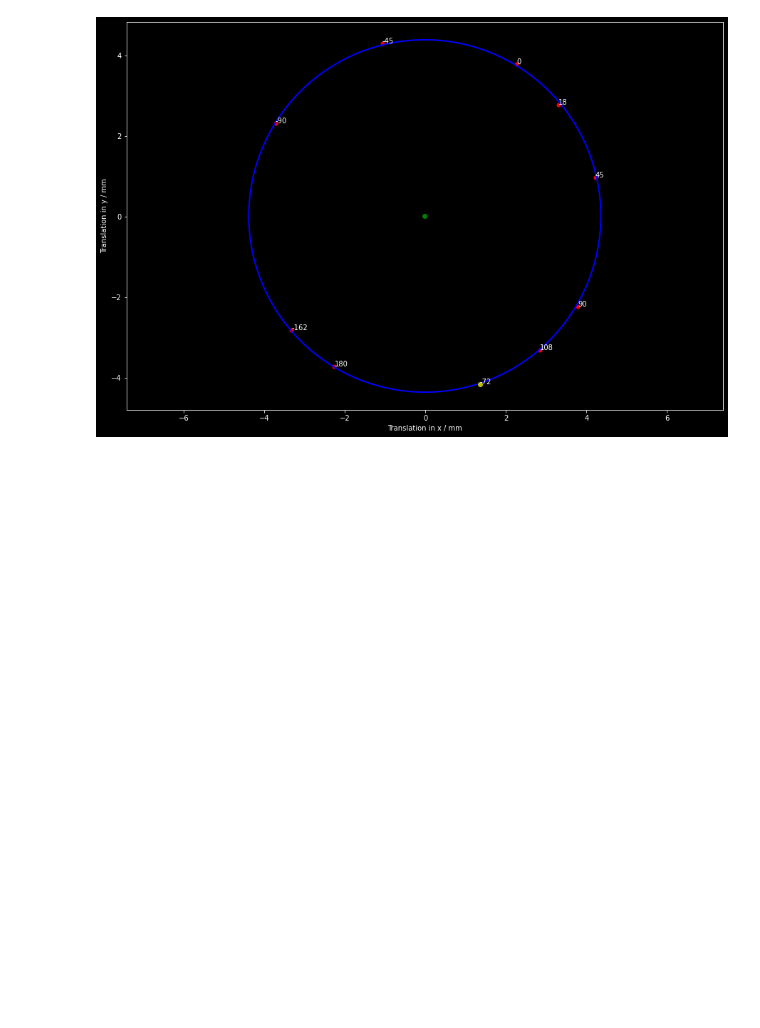
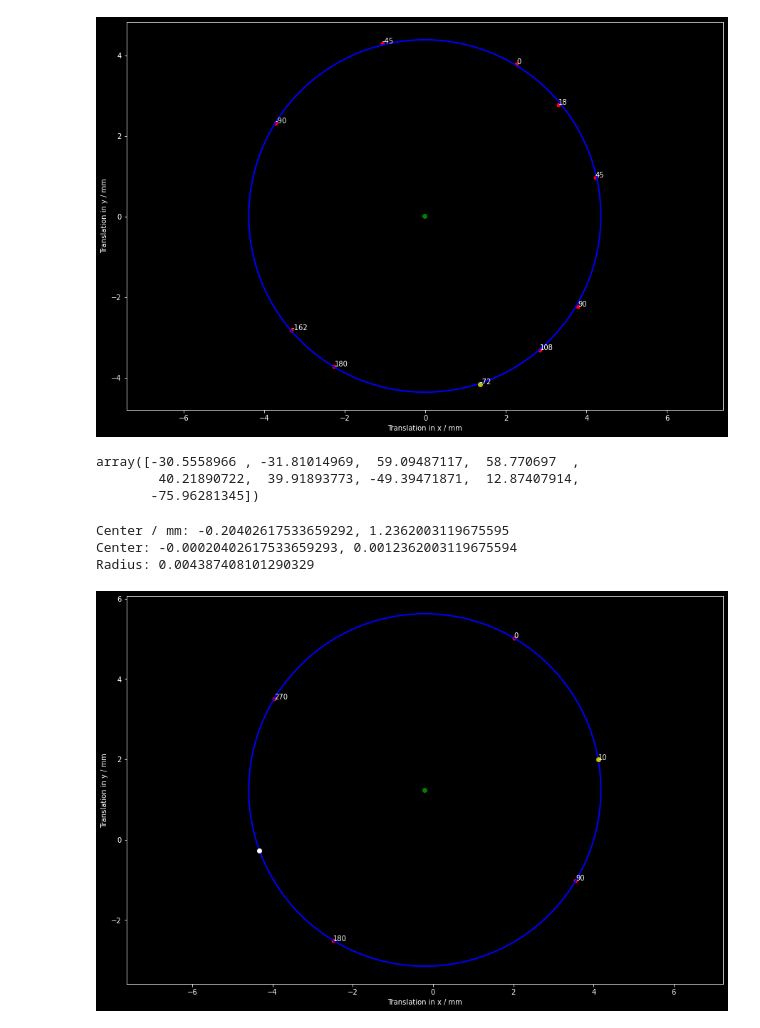
Before and after one commit to CraignRush/SerialFIB, a Jupyter notebook: src/RotationCenterTest2.ipynb, the cells around one changed output. Drawn from its saved outputs; the diff is of its cells as text; code cells hidden in the pictures; blank space fills up the shorter version.

Commit message:
Finalized rotation center calculations

```diff
--- a/src/RotationCenterTest2.ipynb
+++ b/src/RotationCenterTest2.ipynb
@@ -69,3 +69,62 @@ plt.show()
 # %% [output]
 Center / mm: -0.012835666953944112, 0.01302956726072679
 [figure]
+# %%
+zero_angle = [np.arctan(y/x) for x,y in zip(x_test, y_test)]
+np.rad2deg(zero_angle)
+# %% [output]
+array([-30.5558966 , -31.81014969,  59.09487117,  58.770697  ,
+        40.21890722,  39.91893773, -49.39471871,  12.87407914,
+       -75.96281345])
+# %%
+x_script =[0.0020223, 0.003554249, -0.00249183, -0.00395025]
+y_script = [0.0050235833, -0.00101633, -0.00251433, 0.003508533]
+phi_script = [0 ,90 , 180, 270]
+
+x_script_mm, y_script_mm = [x*1e3 for x in x_script], [y*1e3 for y in y_script]
+
+result_lsq_script = calculate_center_lsq(x_script, y_script, False)
+
+from ctypes import resize
+from matplotlib.patches import Arc as arc
+plt.style.use('dark_background')
+fig, ax = plt.subplots()
+fig.set_size_inches(15,10)
+
+ax.plot(x_script_mm, y_script_mm,'ro',linewidth=2, markersize=5)
+for i, txt in enumerate(phi_script):
+    ax.annotate(str(round(txt,1)), (x_script_mm[i], y_script_mm[i]))
+
+ellipse = arc(xy=(result_lsq_script['xc']*1e3,result_lsq_script['yc']*1e3), width=2*result_lsq_script['r']*1e3, height=2*result_lsq_script['r']*1e3,
+        angle=np.max(phi_script),edgecolor='b', fc='None', lw=2, label='Fit', zorder = 2)
+ax.add_patch(ellipse)
+ax.axis('equal')
+
+ax.plot(result_lsq_script['xc']*1e3,result_lsq_script['yc']*1e3, 'go')
+ax.set_xlabel('Translation in x / mm')
+ax.set_ylabel('Translation in y / mm')
+
+angle = 10
+x_t2= result_lsq_script['r']*1e3 * np.cos(np.deg2rad(angle)) + result_lsq_script['xc']*1e3
+y_t2 = result_lsq_script['r']*1e3 * np.sin(np.deg2rad(angle)) + result_lsq_script['yc']*1e3
+
+r_new = np.deg2rad(180 + angle)
+index = 2
+x_mirrored = np.cos(r_new) * (x_t2 - result_lsq_script['xc']*1e3) - (y_t2 - result_lsq_script['yc']*1e3)  * np.sin(r_new) + result_lsq_script['xc']*1e3
+y_mirrored = np.sin(r_new) * (x_t2 - result_lsq_script['xc']*1e3) + (y_t2 - result_lsq_script['yc']*1e3)  * np.cos(r_new) + result_lsq_script['yc']*1e3
+
+ax.plot(x_t2, y_t2 , 'yo')
+ax.annotate(str(angle), (x_t2, y_t2))
+
+ax.plot(x_mirrored, y_mirrored , 'wo')
+
+print("Center / mm: {}, {}".format(result_lsq_script['xc']*1e3,result_lsq_script['yc']*1e3))
+print("Center: {}, {}".format(result_lsq_script['xc'],result_lsq_script['yc']))
+print("Radius: {}".format(result_lsq_script['r']))
+
+plt.show()
+# %% [output]
+Center / mm: -0.20402617533659292, 1.2362003119675595
+Center: -0.00020402617533659293, 0.0012362003119675594
+Radius: 0.004387408101290329
+[figure, added]
```
Also changed, not shown: parts of 3 cells of this notebook.
